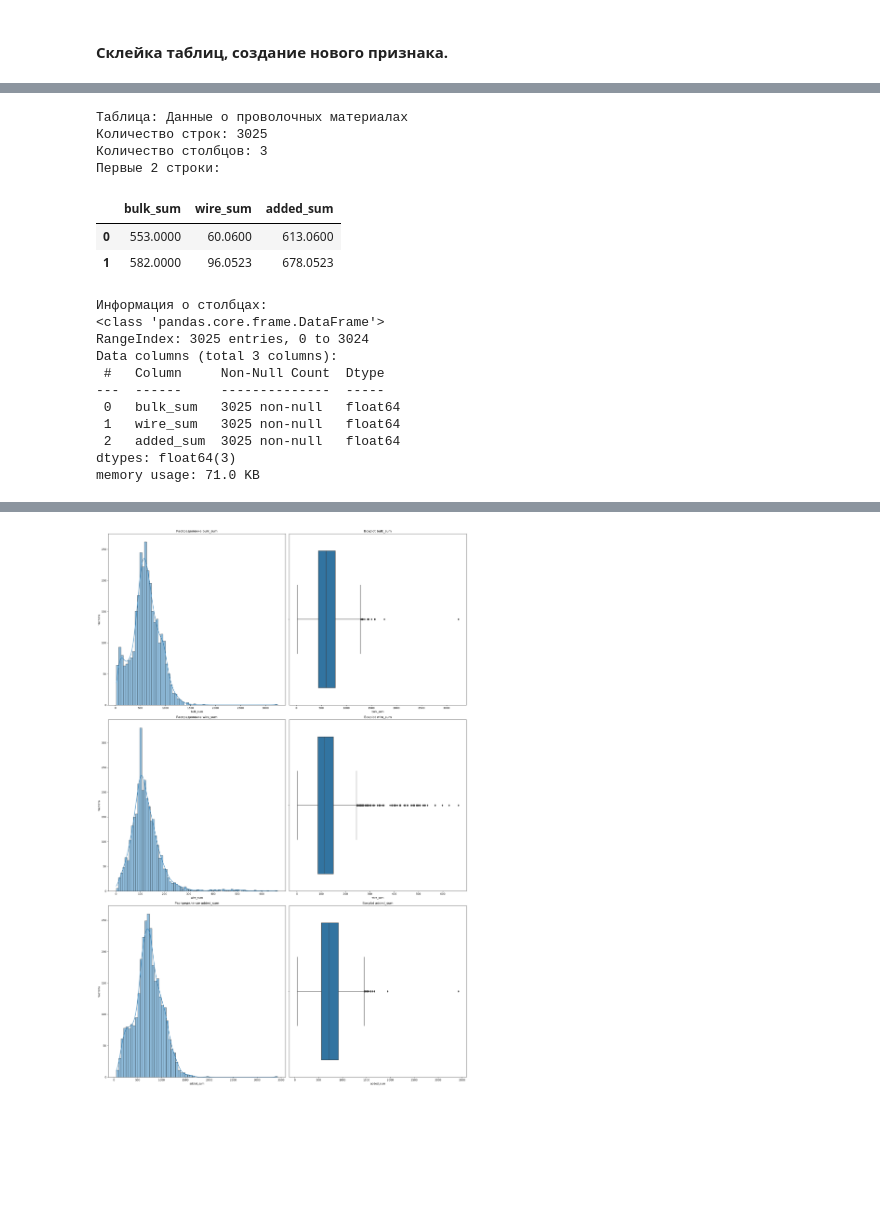
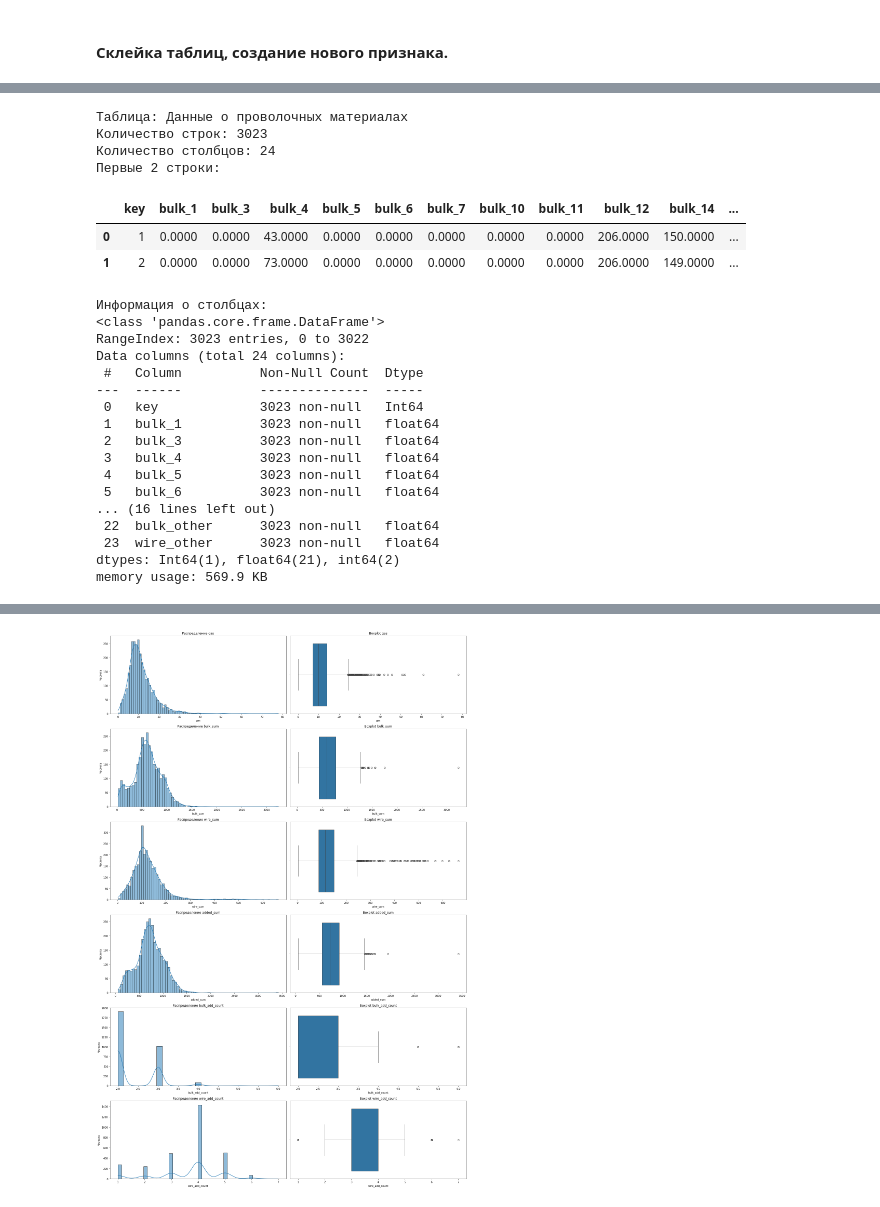
Before and after one commit to EPrutskoy/EPrutskoy, a Jupyter notebook: steel_temp_prediction/1d4c36b2-5168-4ae1-b314-a56a8d5214b9.ipynb, the cells around one changed output, grey strips where cells are left out. Cells and saved outputs as stored; diff of their text form; code cells hidden in the pictures; blank space fills up the shorter version.

```diff
--- a/steel_temp_prediction/1d4c36b2-5168-4ae1-b314-a56a8d5214b9.ipynb
+++ b/steel_temp_prediction/1d4c36b2-5168-4ae1-b314-a56a8d5214b9.ipynb
@@ -270,3 +282,11 @@ def plot_distributions(dataframe, exclude_columns=[]):
 
     plt.tight_layout()
     plt.show()
+# %%
+# Ф-ия для заполнения пропусков в выбранных таблицах нулями
+def fill_na_with_zero(*dataframes):
+    filled_dfs = []
+    for df in dataframes:
+        filled_df = df.fillna(0)
+        filled_dfs.append(filled_df)
+    return filled_dfs
@@ -1235,0 +1335,8 @@ memory usage: 216.8 KB
+# %%
+# для начала избавимся от пропусков в данных заменив их на 0
+
+data_bulk, data_wire = fill_na_with_zero(data_bulk, data_wire)
+
+print(f'Пропусков в таблицах: \
+      {data_bulk.isna().sum().sum()}\
+      и           {data_wire.isna().sum().sum()}')
@@ -1236,10 +1347,18 @@ memory usage: 216.8 KB
 # %%
 # Склейка таблиц по ключу 'key'
 data_addons = pd.merge(data_bulk, data_wire, on='key', suffixes=('_bulk', '_wire'))
+data_addons = pd.merge(data_addons, data_gas, on='key', suffixes=('_bulk', '_wire'))
 
-# Создание столбцов для суммы значений в таблицах data_bulk и data_wire
+# Создание столбцов для суммы значений и кол-во общих добавок в таблицах data_bulk и data_wire
 data_addons['bulk_sum'] = data_addons.filter(like='bulk_').sum(axis=1)
 data_addons['wire_sum'] = data_addons.filter(like='wire_').sum(axis=1)
 
+# Для таблицы data_wire
+data_addons['wire_add_count'] = (data_addons.drop(columns=['key', 'bulk_sum']) > 0).filter(like='bulk_').sum(axis=1)
+data_addons['bulk_add_count'] = (data_addons.drop(columns=['key', 'wire_sum']) > 0).filter(like='wire_').sum(axis=1)
+
+
 # Создание столбца, который суммирует значения bulk_sum и wire_sum
 data_addons['added_sum'] = data_addons['bulk_sum'] + data_addons['wire_sum']
+data_addons['add_count_total'] = data_addons['wire_add_count'] + data_addons['bulk_add_count']
+display(data_addons.head())
@@ -1246,24 +1372,33 @@ data_addons['added_sum'] = data_addons['bulk_sum'] + data_addons['wire_sum']
 # %%
-# Просмотр результата
-agg_arc.loc[agg_arc['heating_duration_sum'] < 1700]
-data_info(data_addons[['bulk_sum', 'wire_sum', 'added_sum']], 'Данные о проволочных материалах')
-plot_distributions(data_addons[['bulk_sum', 'wire_sum', 'added_sum']])
+data_info(data_addons, 'Данные о проволочных материалах')
+plot_distributions(data_addons[['gas',
+                                'bulk_sum',
+                                'wire_sum',
+                                'added_sum',
+                                'bulk_add_count',
+                                'wire_add_count']])
 # %% [output]
 Таблица: Данные о проволочных материалах
-Количество строк: 3025
-Количество столбцов: 3
+Количество строк: 3023
+Количество столбцов: 24
 Первые 2 строки:
-|  | bulk_sum | wire_sum | added_sum |
-| 0 | 553.0000 | 60.0600 | 613.0600 |
-| 1 | 582.0000 | 96.0523 | 678.0523 |
+|  | key | bulk_1 | bulk_3 | bulk_4 | bulk_5 | bulk_6 | bulk_7 | bulk_10 | bulk_11 | bulk_12 | bulk_14 | ... |
+| 0 | 1 | 0.0000 | 0.0000 | 43.0000 | 0.0000 | 0.0000 | 0.0000 | 0.0000 | 0.0000 | 206.0000 | 150.0000 | ... |
+| 1 | 2 | 0.0000 | 0.0000 | 73.0000 | 0.0000 | 0.0000 | 0.0000 | 0.0000 | 0.0000 | 206.0000 | 149.0000 | ... |
 Информация о столбцах:
 <class 'pandas.core.frame.DataFrame'>
-RangeIndex: 3025 entries, 0 to 3024
-Data columns (total 3 columns):
- #   Column     Non-Null Count  Dtype
----  ------     --------------  -----
- 0   bulk_sum   3025 non-null   float64
- 1   wire_sum   3025 non-null   float64
- 2   added_sum  3025 non-null   float64
-dtypes: float64(3)
-memory usage: 71.0 KB
+RangeIndex: 3023 entries, 0 to 3022
+Data columns (total 24 columns):
+ #   Column          Non-Null Count  Dtype
+---  ------          --------------  -----
+ 0   key             3023 non-null   Int64
+ 1   bulk_1          3023 non-null   float64
+ 2   bulk_3          3023 non-null   float64
+ 3   bulk_4          3023 non-null   float64
+ 4   bulk_5          3023 non-null   float64
+ 5   bulk_6          3023 non-null   float64
+... (16 lines left out)
+ 22  bulk_other      3023 non-null   float64
+ 23  wire_other      3023 non-null   float64
+dtypes: Int64(1), float64(21), int64(2)
+memory usage: 569.9 KB
@@ -1279 +1414 @@ memory usage: 71.0 KB
-[figure, old version]
+[figure, new version]
```
Also changed, not shown: parts of 33 cells of this notebook, 1 other file.
